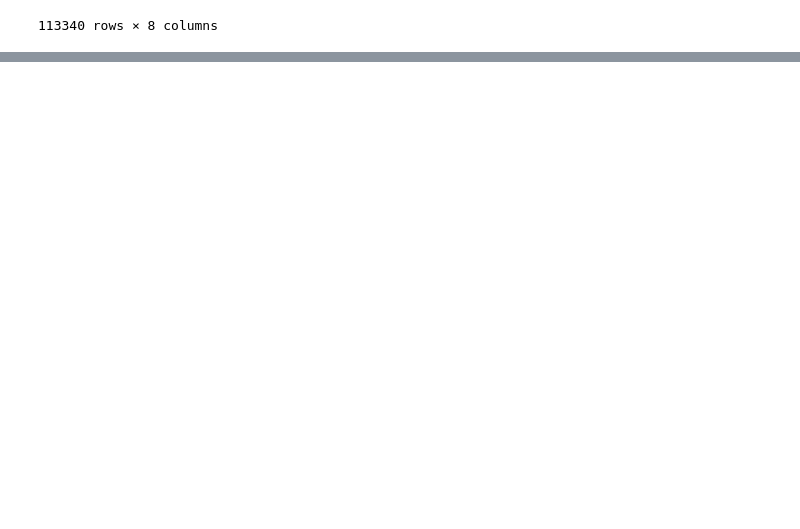
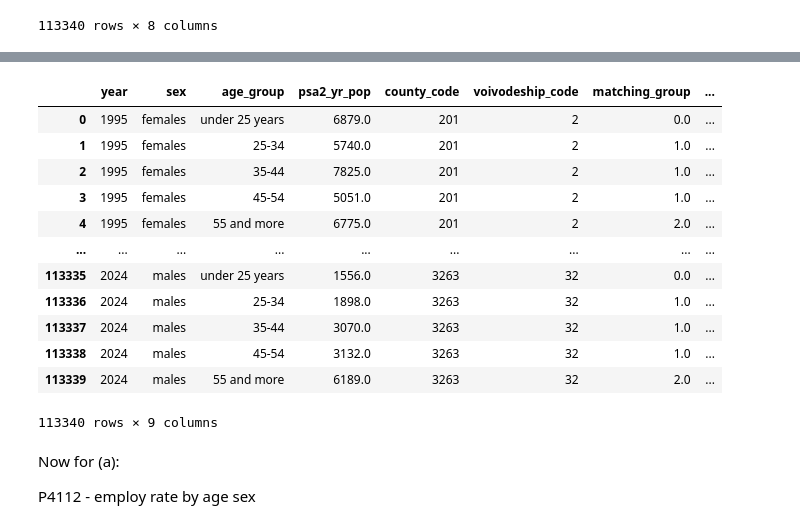
Before and after one commit to harrisonluff/Group_Project_Y3, a Jupyter notebook: notebooks/analysis/03_01_population_outcome.ipynb, the cells around one changed output, grey strips where cells are left out. Drawn from its saved outputs; the diff is of its cells as text; code cells hidden in the pictures; blank space fills up the shorter version.

```diff
--- a/notebooks/analysis/03_01_population_outcome.ipynb
+++ b/notebooks/analysis/03_01_population_outcome.ipynb
@@ -1150,0 +1148,28 @@ array(['total', 'under 25 years', '25 and more', '25-34', '35-44',
+# %%
+# Now construct the measure - for p2137 x p4437 (vo sex age activity rate)
+psa_option4["psa4b_active"] = psa_option4["psa2_yr_pop"].mul(psa_option4["rate"]).div(100).round()
+
+# Drop some working columns
+psa_option4.drop(columns=["county_kts", "county_name"], inplace=True)
+
+psa_option4.rename(columns={"rate": "vo_activity_rate"}, inplace=True)
+
+psa_option4
+# %% [output]
+|  | year | sex | age_group | psa2_yr_pop | county_code | voivodeship_code | matching_group | ... |
+| 0 | 1995 | females | under 25 years | 6879.0 | 201 | 2 | 0.0 | ... |
+| 1 | 1995 | females | 25-34 | 5740.0 | 201 | 2 | 1.0 | ... |
+| 2 | 1995 | females | 35-44 | 7825.0 | 201 | 2 | 1.0 | ... |
+| 3 | 1995 | females | 45-54 | 5051.0 | 201 | 2 | 1.0 | ... |
+| 4 | 1995 | females | 55 and more | 6775.0 | 201 | 2 | 2.0 | ... |
+| ... | ... | ... | ... | ... | ... | ... | ... | ... |
+| 113335 | 2024 | males | under 25 years | 1556.0 | 3263 | 32 | 0.0 | ... |
+| 113336 | 2024 | males | 25-34 | 1898.0 | 3263 | 32 | 1.0 | ... |
+| 113337 | 2024 | males | 35-44 | 3070.0 | 3263 | 32 | 1.0 | ... |
+| 113338 | 2024 | males | 45-54 | 3132.0 | 3263 | 32 | 1.0 | ... |
+| 113339 | 2024 | males | 55 and more | 6189.0 | 3263 | 32 | 2.0 | ... |
+113340 rows × 9 columns
+# %% [markdown]
+Now for (a):
+
+P4112 - employ rate by age sex
```
Also changed, not shown: parts of 9 cells of this notebook.
